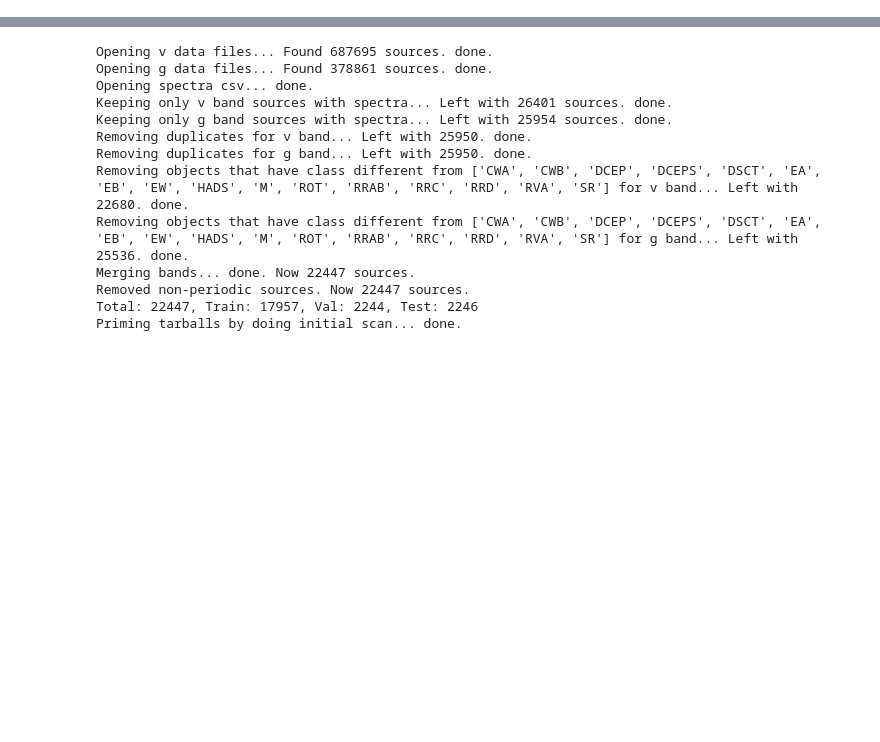
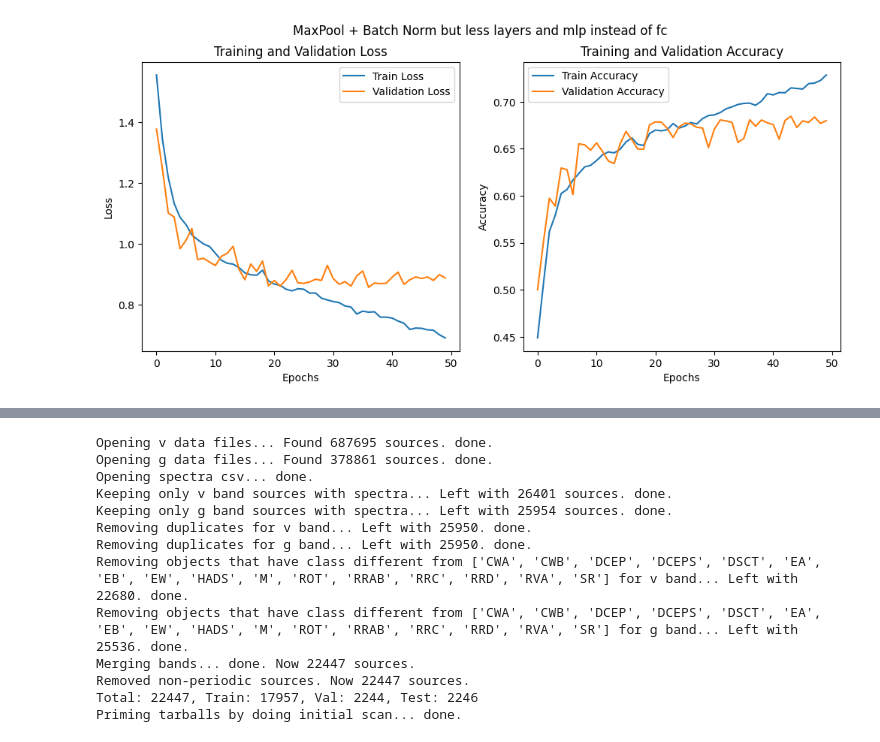
Before and after one commit to MeriDK/AstroM3, a Jupyter notebook: notebooks/006-spectra-eda.ipynb, the cells around one changed output, grey strips where cells are left out. Saved outputs shown, nothing was run; the diff lists cells and outputs as text; code cells hidden in the pictures; blank space fills up the shorter version.

```diff
--- a/notebooks/006-spectra-eda.ipynb
+++ b/notebooks/006-spectra-eda.ipynb
@@ -35,0 +391,23 @@ torch.backends.cudnn.deterministic = True
+# %%
+fig, (ax1, ax2) = plt.subplots(1, 2, figsize=(12, 5))
+
+# Plot training and validation losses on the left side
+ax1.plot(train_losses, label='Train Loss')
+ax1.plot(val_losses, label='Validation Loss')
+ax1.set_title('Training and Validation Loss')
+ax1.set_xlabel('Epochs')
+ax1.set_ylabel('Loss')
+ax1.legend()
+
+# Plot training and validation accuracies on the right side
+ax2.plot(train_accs, label='Train Accuracy')
+ax2.plot(val_accs, label='Validation Accuracy')
+ax2.set_title('Training and Validation Accuracy')
+ax2.set_xlabel('Epochs')
+ax2.set_ylabel('Accuracy')
+ax2.legend()
+
+fig.suptitle('MaxPool + Batch Norm but less layers and mlp instead of fc')
+plt.show()
+# %% [output]
+[figure, added]
```
Also changed, not shown: parts of 40 cells of this notebook, 7 other files.
